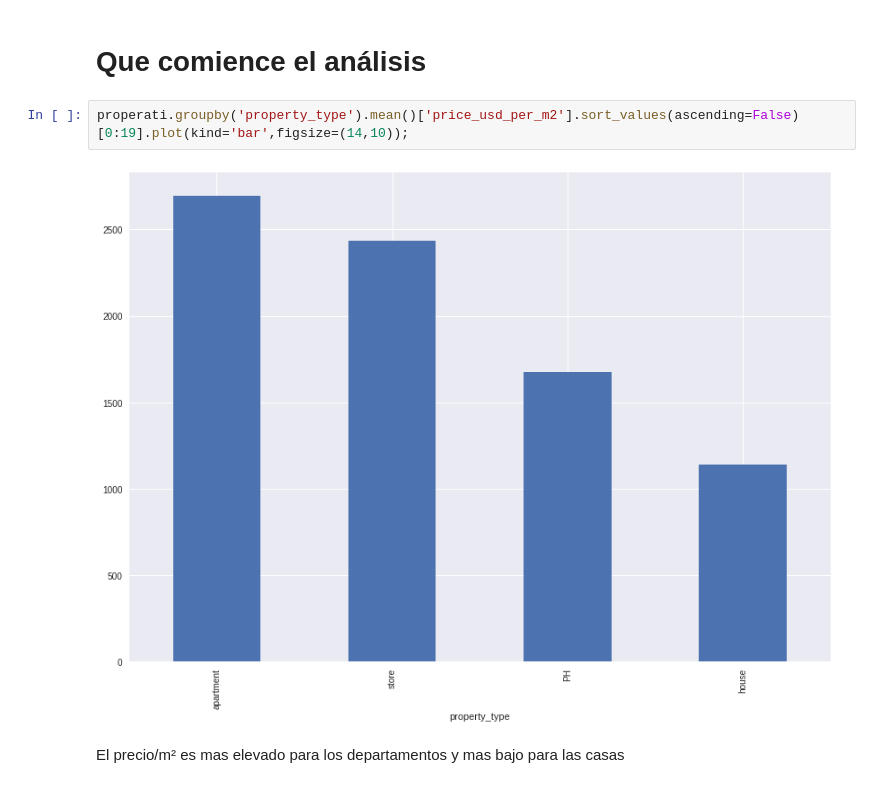
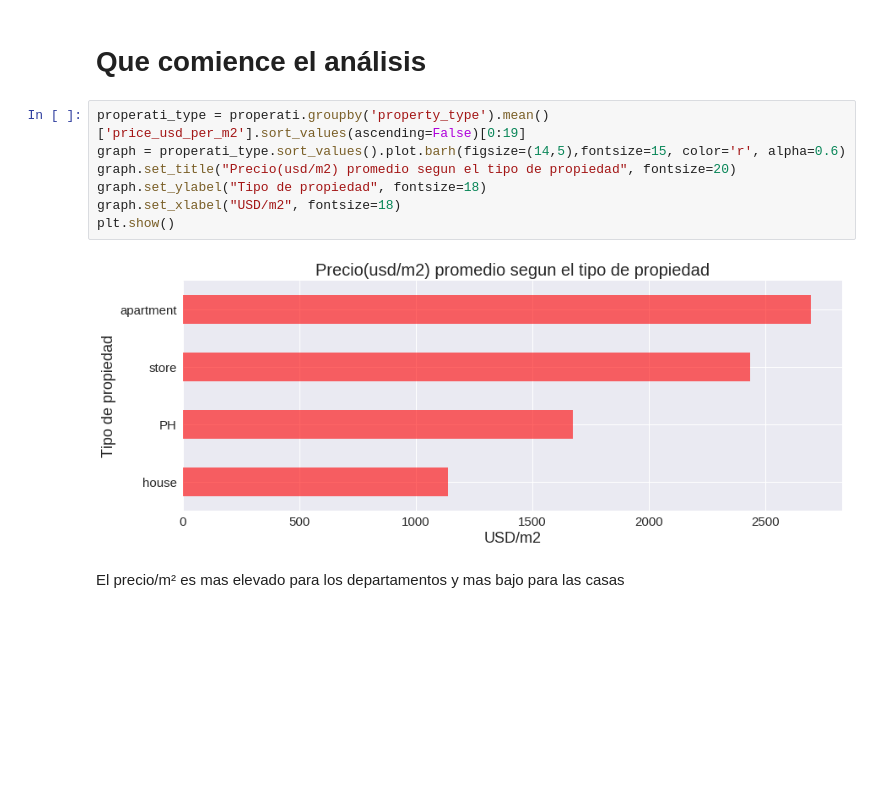
Before and after one commit to jazminferreiro-zz/orgaTP1, a Jupyter notebook: Analisis exploratorio Properati .ipynb, the cells around one changed output. Saved outputs shown, nothing was run; the diff lists cells and outputs as text; blank space fills up the shorter version.

```diff
--- a/Analisis exploratorio Properati .ipynb
+++ b/Analisis exploratorio Properati .ipynb
@@ -208,9 +208,14 @@ import calendar
 properati['created_on'] = pd.to_datetime(properati['created_on'])
 # %% [markdown]
 # Que comience el análisis
-# %%
-properati.groupby('property_type').mean()['price_usd_per_m2'].sort_values(ascending=False)[0:19].plot(kind='bar',figsize=(14,10));
-# %% [output]
-[figure, removed]
+# %%
+properati_type = properati.groupby('property_type').mean()['price_usd_per_m2'].sort_values(ascending=False)[0:19]
+graph = properati_type.sort_values().plot.barh(figsize=(14,5),fontsize=15, color='r', alpha=0.6)
+graph.set_title("Precio(usd/m2) promedio segun el tipo de propiedad", fontsize=20)
+graph.set_ylabel("Tipo de propiedad", fontsize=18)
+graph.set_xlabel("USD/m2", fontsize=18)
+plt.show()
+# %% [output]
+[figure, added]
 # %% [markdown]
 El precio/m² es mas elevado para los departamentos y mas bajo para las casas
```
Also changed, not shown: parts of 13 cells of this notebook.
